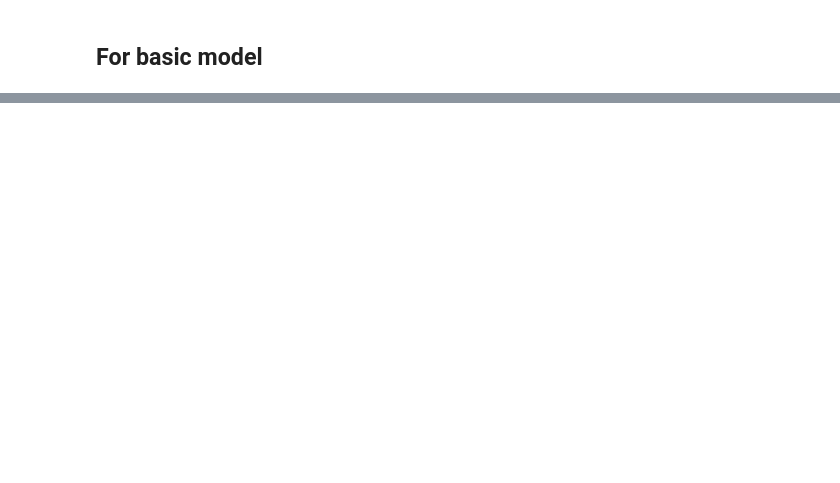
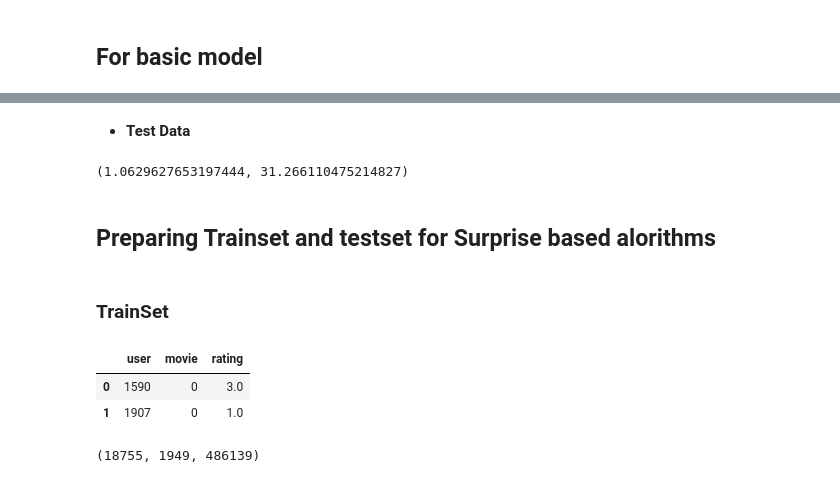
Before and after one commit to ramsane/NetflixPrizeRS, a Jupyter notebook: sampling_Big.ipynb, the cells around one changed output, grey strips where cells are left out. Saved outputs shown, nothing was run; the diff lists cells and outputs as text; code cells hidden in the pictures; blank space fills up the shorter version.

```diff
--- a/sampling_Big.ipynb
+++ b/sampling_Big.ipynb
@@ -700,0 +711,2 @@ rmse_test, mape_test
+# %% [markdown]
+- __Test Data__
@@ -700,0 +715,19 @@ rmse_test, mape_test
+# %%
+lr_reg_test_rmse, lr_reg_test_mape = get_error_metrics(y_test, lr_reg_test_preds)
+lr_reg_test_rmse, lr_reg_test_mape
+# %% [output]
+(1.0629627653197444, 31.266110475214827)
+# %% [markdown]
+## Preparing Trainset and testset for Surprise based alorithms
+# %% [markdown]
+### TrainSet
+# %%
+surp_train = pd.DataFrame({'user': sample_train_users,
+                           'movie': sample_train_movies,
+                           'rating': sample_train_ratings}, )
+surp_train = surp_train[['user','movie','rating']]
+surp_train.head(2)
+# %% [output]
+|  | user | movie | rating |
+| 0 | 1590 | 0 | 3.0 |
+| 1 | 1907 | 0 | 1.0 |
@@ -700,0 +738,4 @@ rmse_test, mape_test
+# %%
+trainset.n_users, trainset.n_items, trainset.n_ratings
+# %% [output]
+(18755, 1949, 486139)
```
Also changed, not shown: parts of 62 cells of this notebook, 1 other file.
